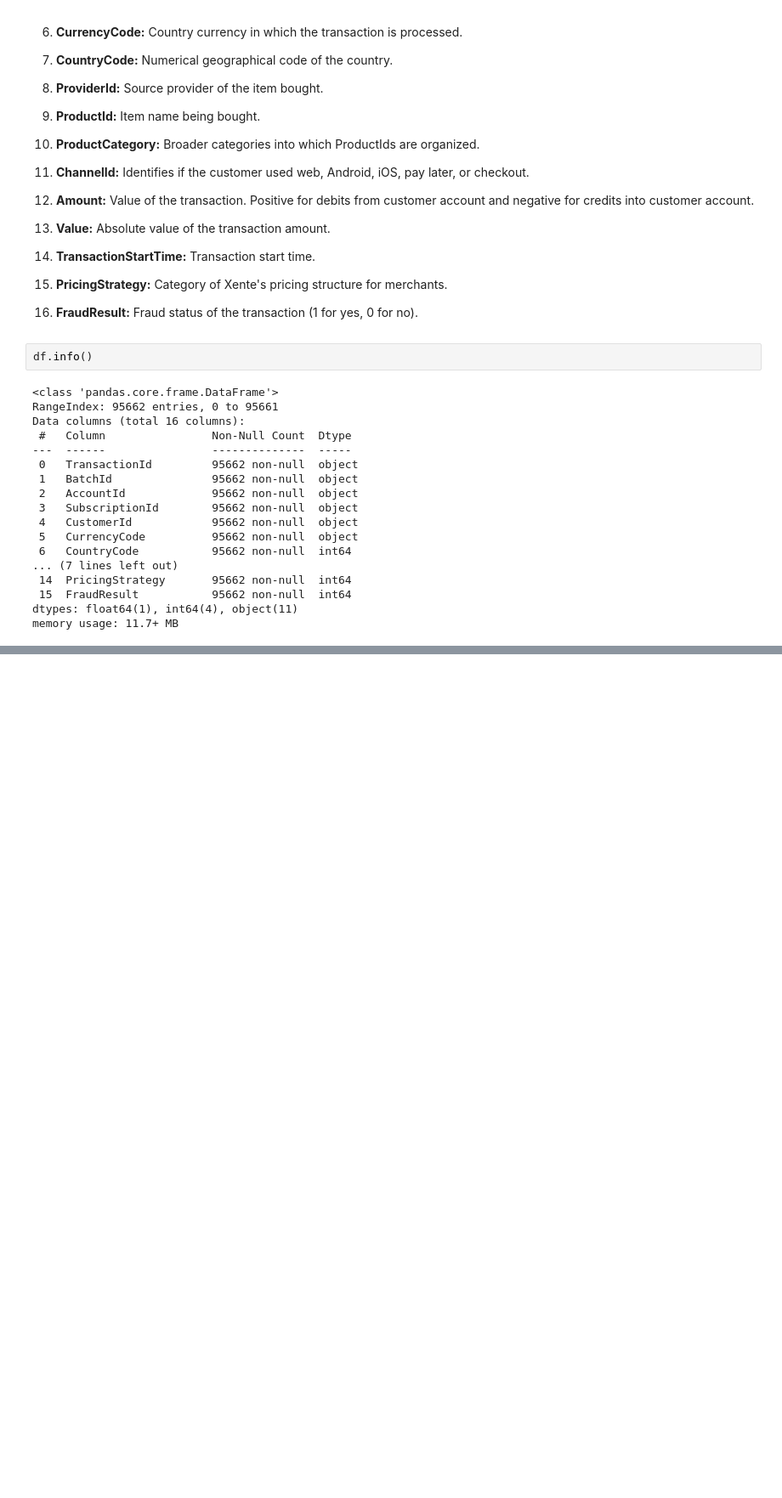
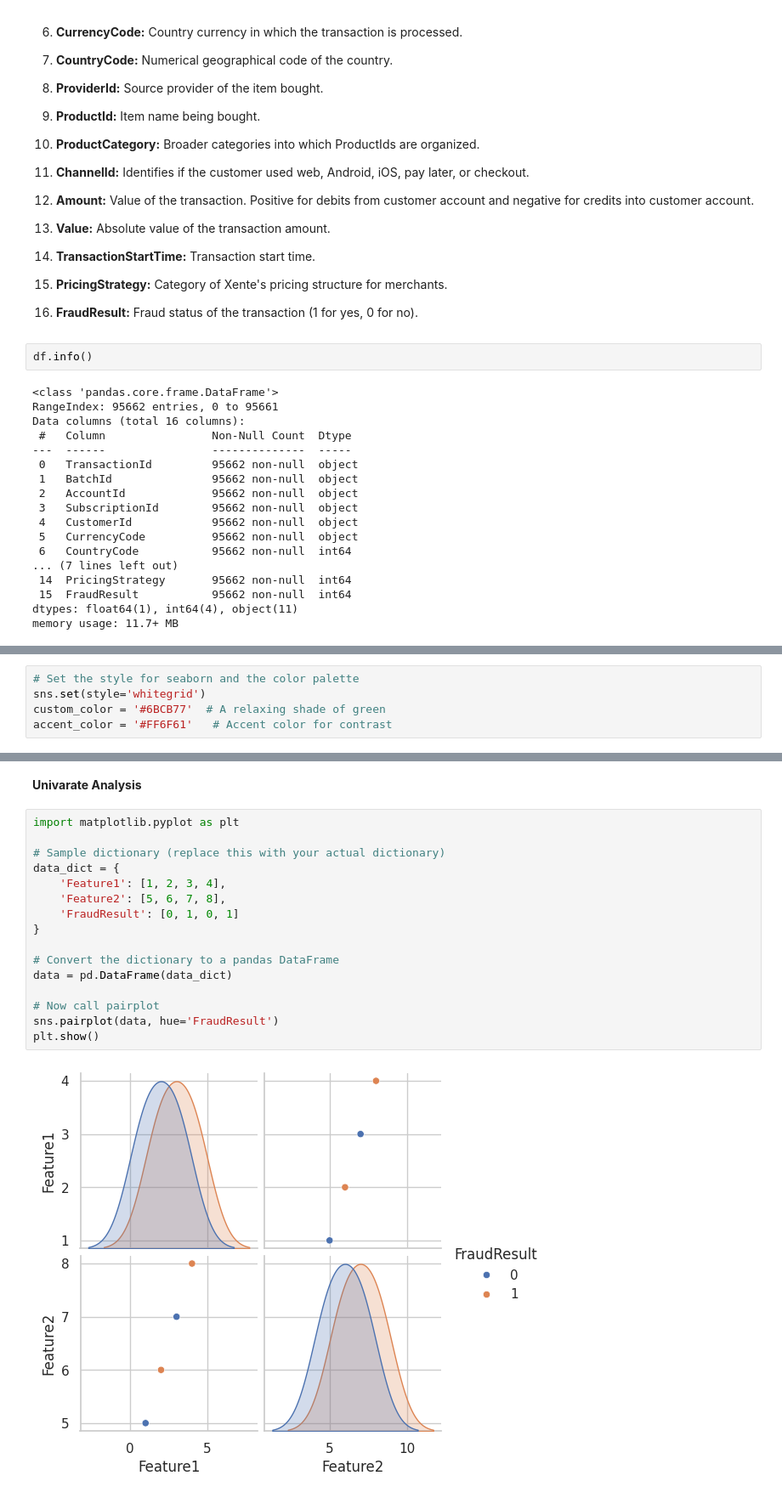
Before and after one commit to gashawgedef/KAIM-W6-Bati-Bank-Creadit-Scoring-Model, a Jupyter notebook: notebooks/bati_bank_analysis.ipynb, the cells around one changed output, grey strips where cells are left out. Shown at 85% size. Saved outputs shown, nothing was run; the diff lists cells and outputs as text; blank space fills up the shorter version.

```diff
--- a/notebooks/bati_bank_analysis.ipynb
+++ b/notebooks/bati_bank_analysis.ipynb
@@ -102,0 +302,5 @@ memory usage: 11.7+ MB
+# %%
+# Set the style for seaborn and the color palette
+sns.set(style='whitegrid')
+custom_color = '#6BCB77'  # A relaxing shade of green
+accent_color = '#FF6F61'   # Accent color for contrast
@@ -102,0 +344,20 @@ memory usage: 11.7+ MB
+# %% [markdown]
+**Univarate Analysis**
+# %%
+import matplotlib.pyplot as plt
+
+# Sample dictionary (replace this with your actual dictionary)
+data_dict = {
+    'Feature1': [1, 2, 3, 4],
+    'Feature2': [5, 6, 7, 8],
+    'FraudResult': [0, 1, 0, 1]
+}
+
+# Convert the dictionary to a pandas DataFrame
+data = pd.DataFrame(data_dict)
+
+# Now call pairplot
+sns.pairplot(data, hue='FraudResult')
+plt.show()
+# %% [output]
+[figure, added]
```
Also changed, not shown: parts of 20 cells of this notebook.
